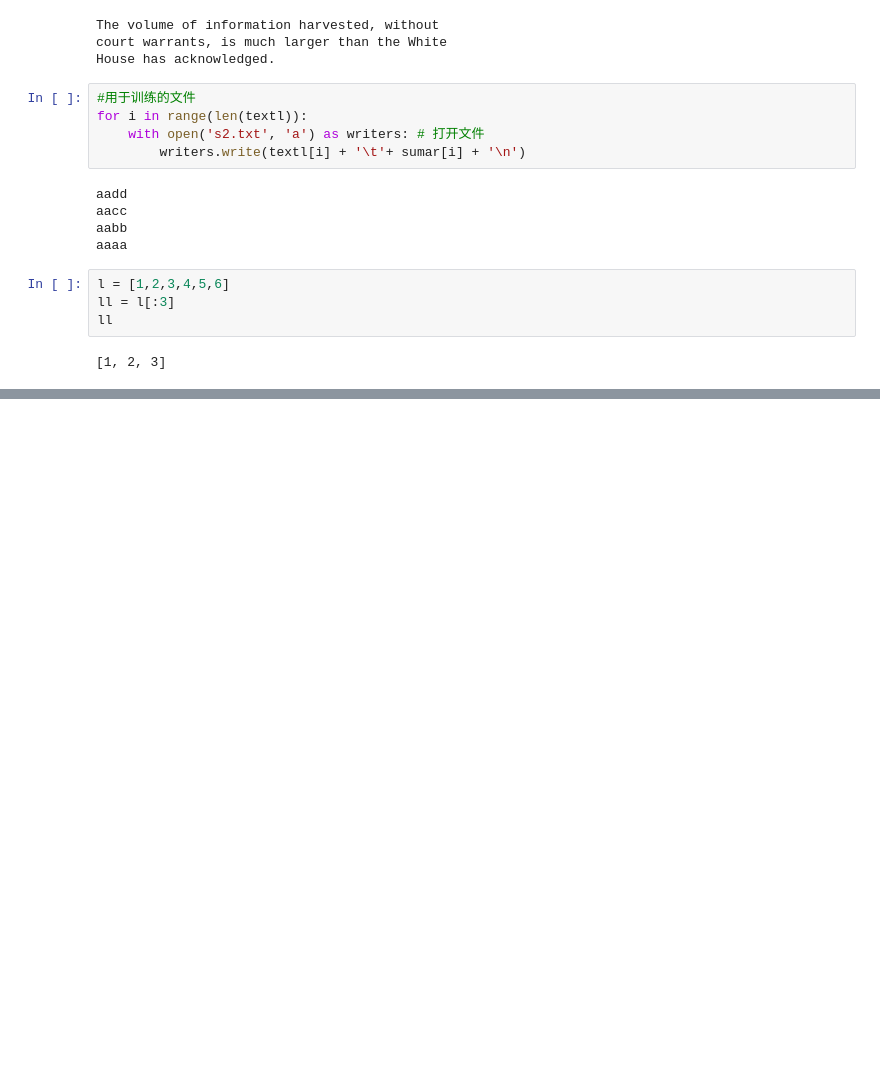
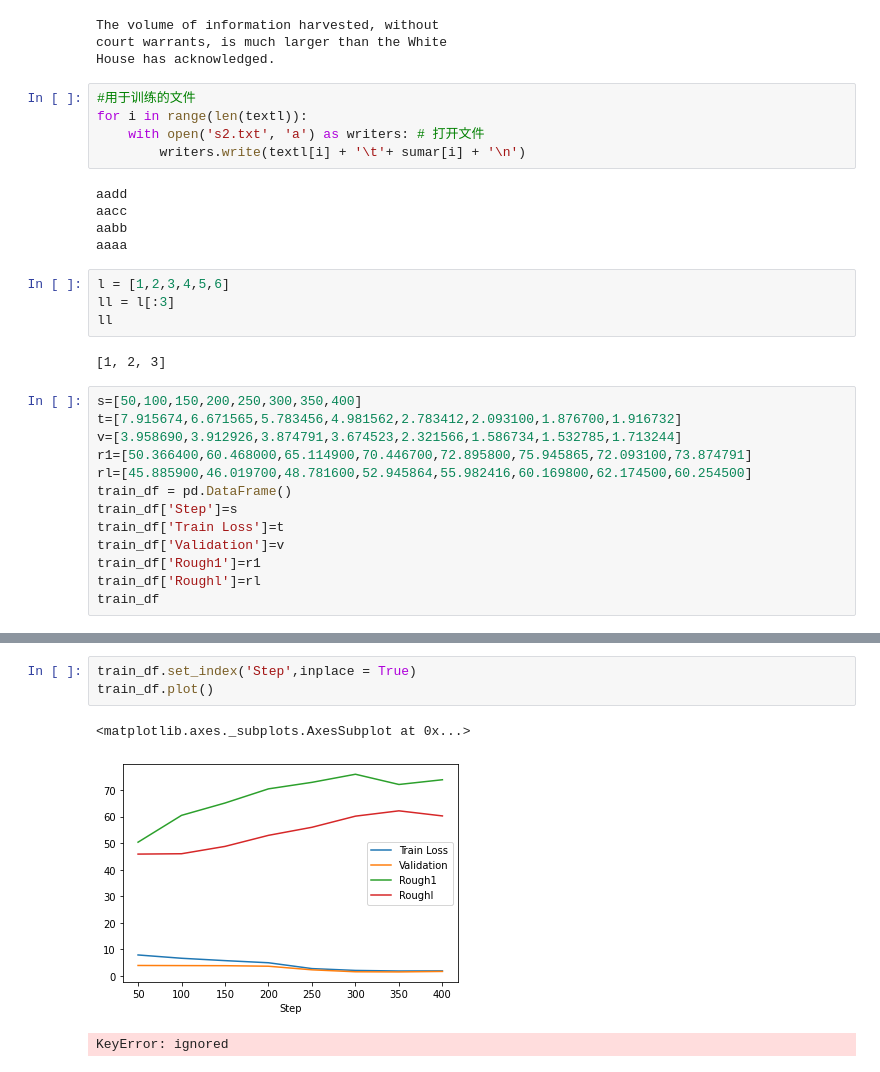
Before and after one commit to 19990715/BART-, a Jupyter notebook: demo1.ipynb, the cells around one changed output, grey strips where cells are left out. Cells and saved outputs as stored; diff of their text form; blank space fills up the shorter version.

```diff
--- a/demo1.ipynb
+++ b/demo1.ipynb
@@ -457,3 +732,16 @@ ll = l[:3]
 ll
 # %% [output]
 [1, 2, 3]
+# %%
+s=[50,100,150,200,250,300,350,400]
+t=[7.915674,6.671565,5.783456,4.981562,2.783412,2.093100,1.876700,1.916732]
+v=[3.958690,3.912926,3.874791,3.674523,2.321566,1.586734,1.532785,1.713244]
+r1=[50.366400,60.468000,65.114900,70.446700,72.895800,75.945865,72.093100,73.874791]
+rl=[45.885900,46.019700,48.781600,52.945864,55.982416,60.169800,62.174500,60.254500]
+train_df = pd.DataFrame()
+train_df['Step']=s
+train_df['Train Loss']=t
+train_df['Validation']=v
+train_df['Rough1']=r1
+train_df['Roughl']=rl
+train_df
@@ -459,0 +758,7 @@ ll
+# %%
+train_df.set_index('Step',inplace = True)
+train_df.plot()
+# %% [output]
+<matplotlib.axes._subplots.AxesSubplot at 0x...>
+[figure, added]
+KeyError: ignored
```
Also changed, not shown: parts of 29 cells of this notebook.
